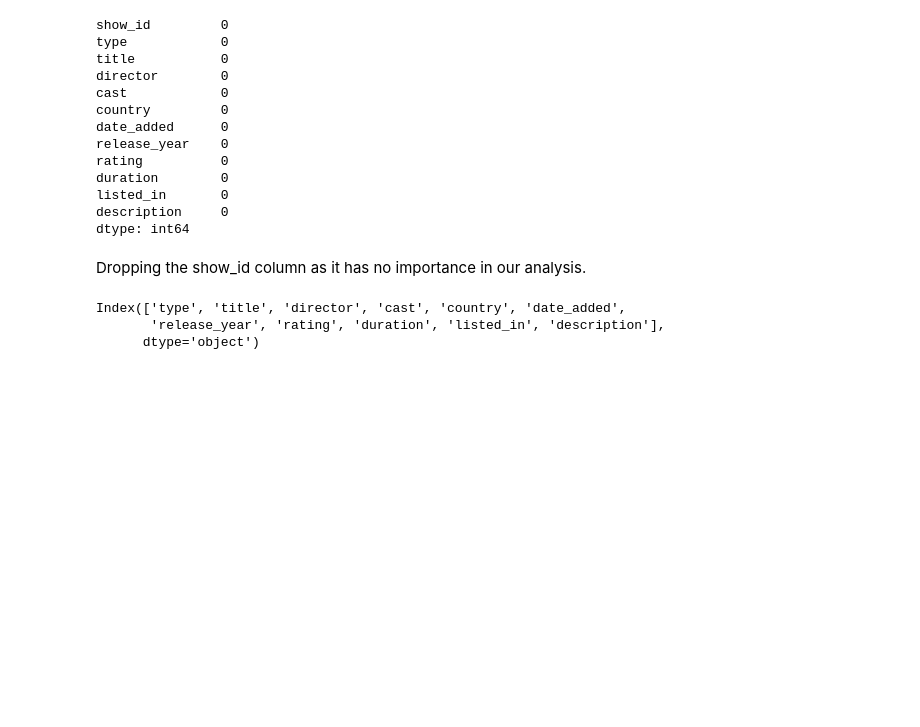
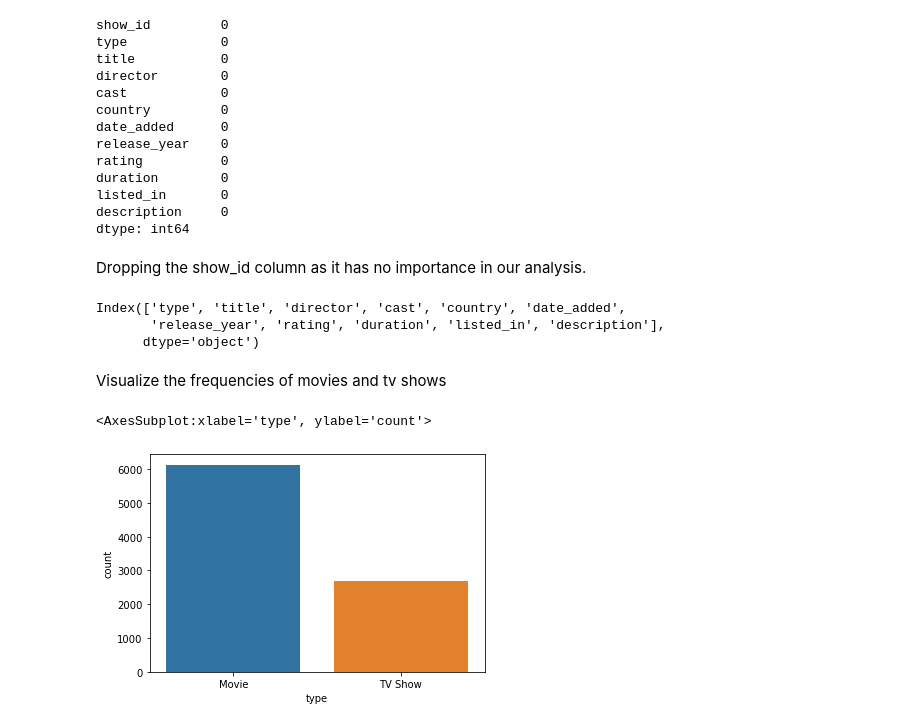
Before and after one commit to Ashar88/Netflix_shows_Analysis__EDA, a Jupyter notebook: Netflix_shows_movies.ipynb, the cells around one changed output. Drawn from its saved outputs; the diff is of its cells as text; code cells hidden in the pictures; blank space fills up the shorter version.

```diff
--- a/Netflix_shows_movies.ipynb
+++ b/Netflix_shows_movies.ipynb
@@ -283,3 +283,11 @@ df.columns
 Index(['type', 'title', 'director', 'cast', 'country', 'date_added',
        'release_year', 'rating', 'duration', 'listed_in', 'description'],
       dtype='object')
+# %% [markdown]
+Visualize the frequencies of movies and tv shows
+# %%
+# finding out the number of movies and Tv shows
+sns.countplot(x="type", data=df)
+# %% [output]
+<AxesSubplot:xlabel='type', ylabel='count'>
+[figure, added]
```
Also changed, not shown: parts of 11 cells of this notebook.
